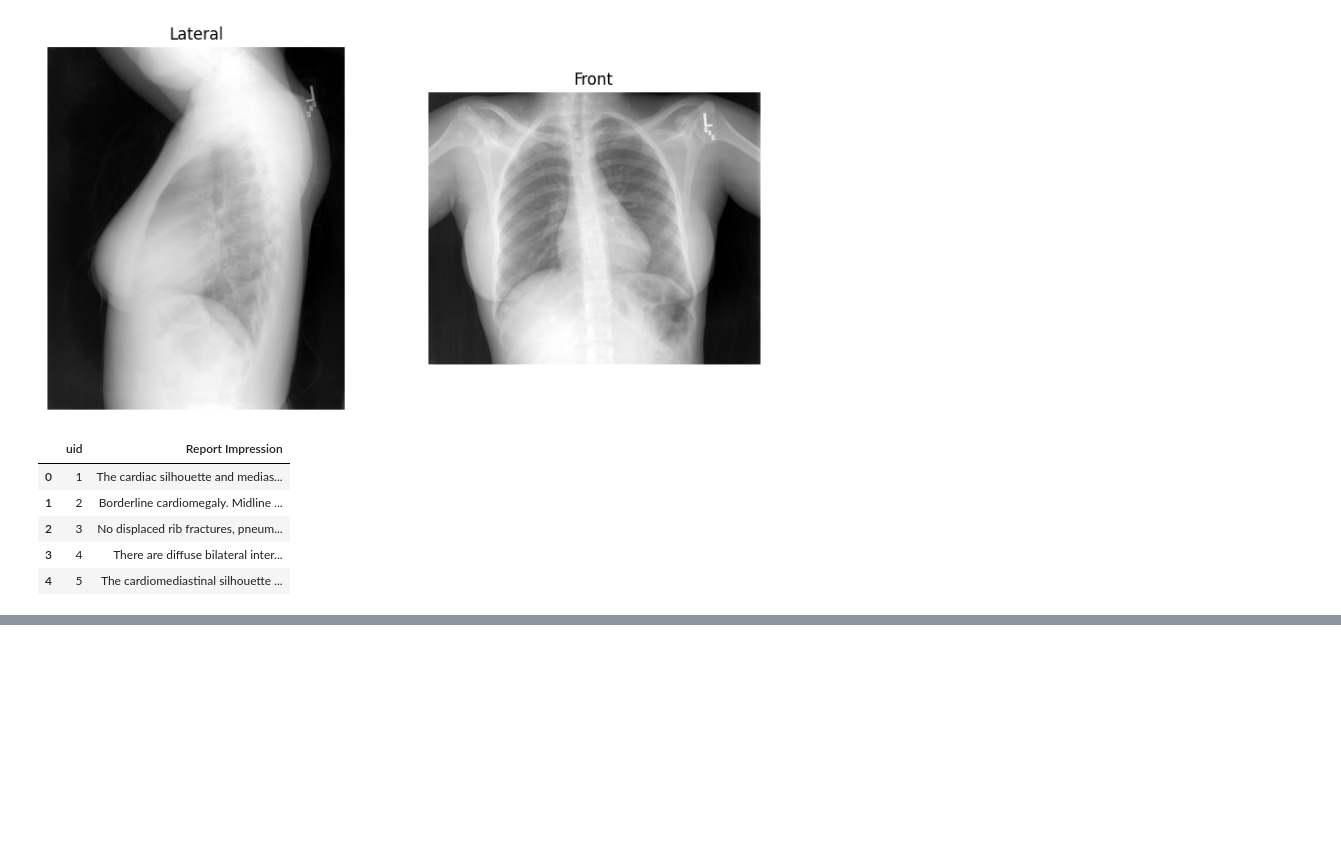
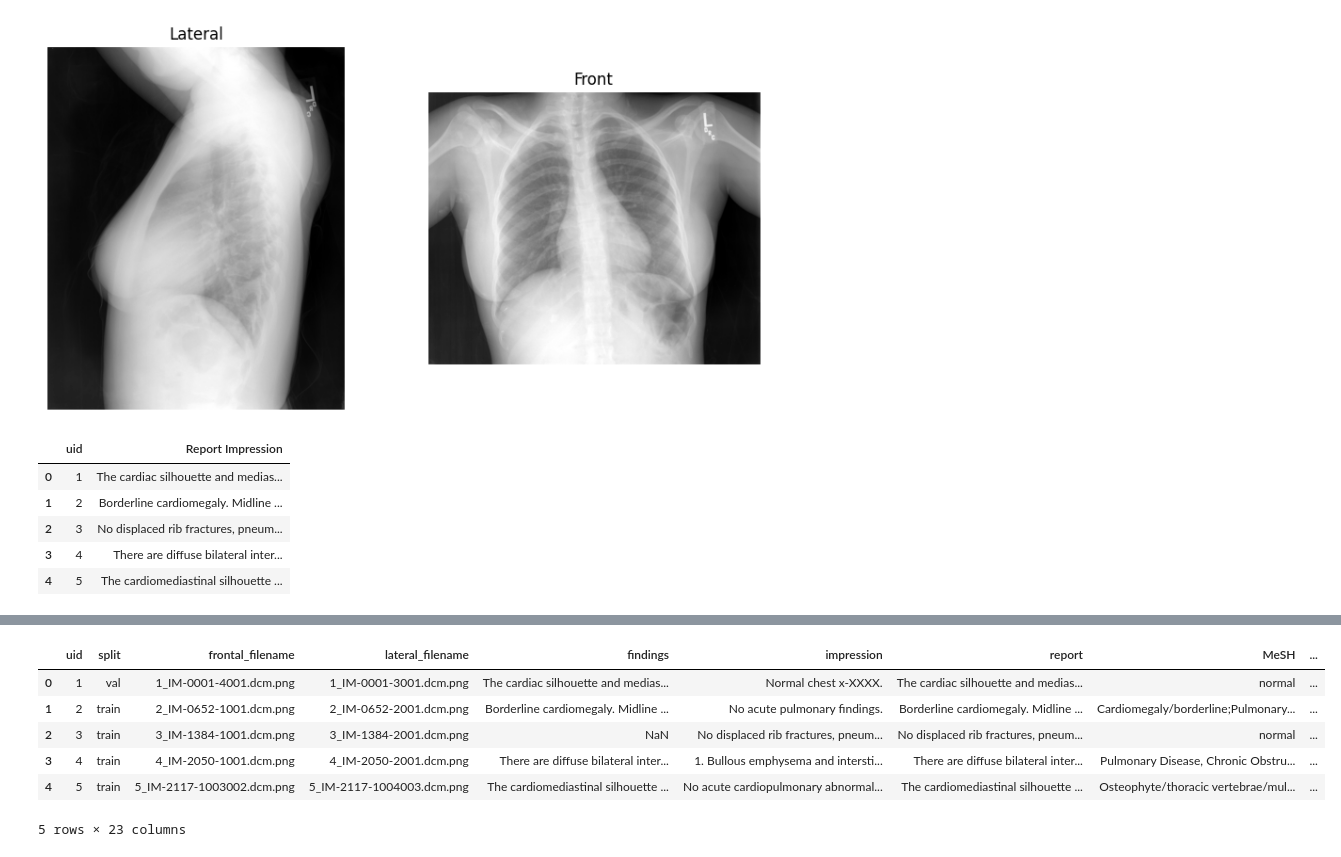
Before and after one commit to tudormihaita/cxr-report-gen, a Jupyter notebook: notebooks/iu-xray-data-processing.ipynb, the cells around one changed output, grey strips where cells are left out. Cells and saved outputs as stored; diff of their text form; code cells hidden in the pictures; blank space fills up the shorter version.

```diff
--- a/notebooks/iu-xray-data-processing.ipynb
+++ b/notebooks/iu-xray-data-processing.ipynb
@@ -125,0 +94,22 @@ print(subset)
+# %%
+annotations = pd.read_csv(f'{DATA_PATH}/indiana_annotations.csv')
+projections = pd.read_csv(f'{DATA_PATH}/indiana_projections.csv')
+reports = pd.read_csv(f'{DATA_PATH}/indiana_reports.csv')
+
+# cleaning up the data
+reports.drop(columns=["image", "indication", "comparison"], inplace=True, errors='ignore')
+annotations.fillna(0, inplace=True)
+
+# selecting the projections for each report entry and filtering out extra entries
+frontal_proj = projections[projections['projection'] == 'Frontal'][['uid', 'filename']]
+lateral_proj = projections[projections['projection'] == 'Lateral'][['uid', 'filename']]
+
+frontal_proj = frontal_proj.drop_duplicates(subset='uid', keep='first').rename(columns={'filename': 'frontal_filename'})
+lateral_proj = lateral_proj.drop_duplicates(subset='uid', keep='first').rename(columns={'filename': 'lateral_filename'})
+# %%
+# merging the reports, annotations and projections
+iu_xray = reports.merge(frontal_proj, on="uid", how="left")
+iu_xray = iu_xray.merge(lateral_proj, on="uid", how="left")
+iu_xray = iu_xray.merge(annotations, on="uid", how="left")
+
+iu_xray.head()
@@ -125,0 +124,16 @@ print(subset)
+# %%
+# assigning the splits
+train_split, temp_split = train_test_split(iu_xray, test_size=0.3, random_state=42)
+val_split, test_split = train_test_split(temp_split, test_size=0.5, random_state=42)
+
+def assign_split(uid):
+    if uid in train_split['uid'].values:
+        return 'train'
+    elif uid in val_split['uid'].values:
+        return 'val'
+    else:
+        return 'test'
+
+
+iu_xray["split"] = iu_xray["uid"].apply(assign_split)
+iu_xray.head()
@@ -125,0 +158,13 @@ print(subset)
+# %%
+cols = ['uid', 'split', 'frontal_filename', 'lateral_filename', 'findings', 'impression', 'report', 'MeSH', 'Problems', 'Atelectasis', 'Cardiomegaly', 'Consolidation', 'Edema', 'Enlarged Cardiomediastinum', 'Fracture', 'Lung Lesion', 'Lung Opacity', 'No Finding', 'Pleural Effusion', 'Pleural Other', 'Pneumonia', 'Pneumothorax', 'Support Devices']
+iu_xray = iu_xray[cols]
+
+iu_xray.head()
+# %% [output]
+|  | uid | split | frontal_filename | lateral_filename | findings | impression | report | MeSH | ... |
+| 0 | 1 | val | 1_IM-0001-4001.dcm.png | 1_IM-0001-3001.dcm.png | The cardiac silhouette and medias... | Normal chest x-XXXX. | The cardiac silhouette and medias... | normal | ... |
+| 1 | 2 | train | 2_IM-0652-1001.dcm.png | 2_IM-0652-2001.dcm.png | Borderline cardiomegaly. Midline ... | No acute pulmonary findings. | Borderline cardiomegaly. Midline ... | Cardiomegaly/borderline;Pulmonary... | ... |
+| 2 | 3 | train | 3_IM-1384-1001.dcm.png | 3_IM-1384-2001.dcm.png | NaN | No displaced rib fractures, pneum... | No displaced rib fractures, pneum... | normal | ... |
+| 3 | 4 | train | 4_IM-2050-1001.dcm.png | 4_IM-2050-2001.dcm.png | There are diffuse bilateral inter... | 1. Bullous emphysema and intersti... | There are diffuse bilateral inter... | Pulmonary Disease, Chronic Obstru... | ... |
+| 4 | 5 | train | 5_IM-2117-1003002.dcm.png | 5_IM-2117-1004003.dcm.png | The cardiomediastinal silhouette ... | No acute cardiopulmonary abnormal... | The cardiomediastinal silhouette ... | Osteophyte/thoracic vertebrae/mul... | ... |
+5 rows × 23 columns
```
Also changed, not shown: parts of 11 cells of this notebook, 8 other files.
